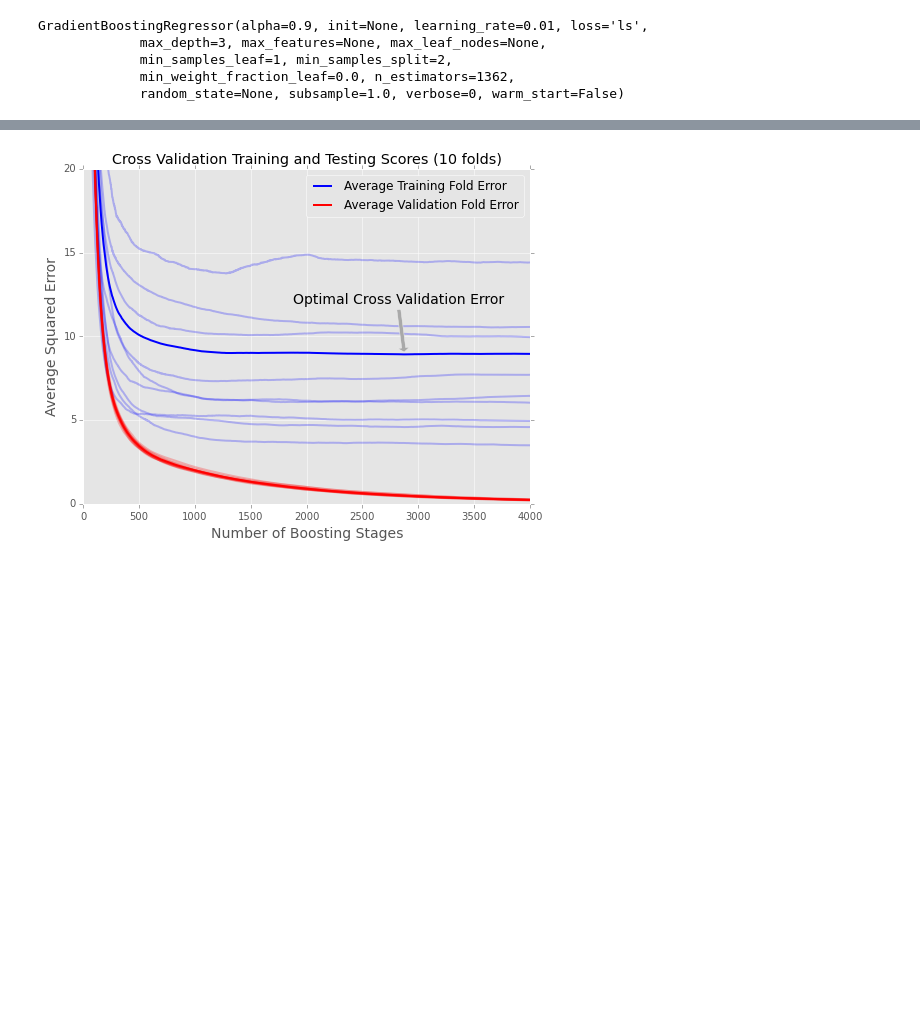
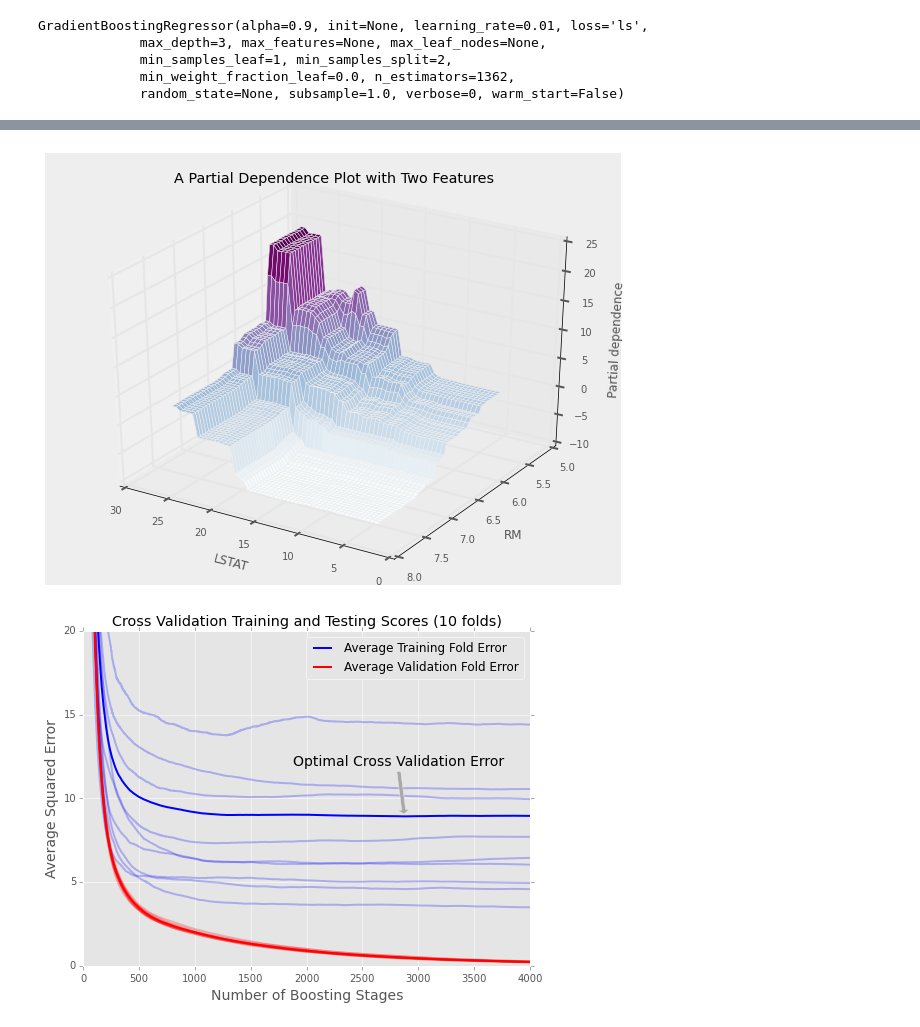
Before and after one commit to madrury/boosting-presentation, a Jupyter notebook: Boosting-Presentation-Galvanize.ipynb, the cells around one changed output, grey strips where cells are left out. Drawn from its saved outputs; the diff is of its cells as text; code cells hidden in the pictures; blank space fills up the shorter version.

```diff
--- a/Boosting-Presentation-Galvanize.ipynb
+++ b/Boosting-Presentation-Galvanize.ipynb
@@ -361,0 +379,21 @@ partial_dependence
+# %%
+# Two varaibles at once
+fidxs = list(reversed(feature_idxs))
+pdp, (x_axis, y_axis) = partial_dependence(model, (fidxs[0], fidxs[1]),
+                                           X=X_train, grid_resolution=50)
+
+fig = plt.figure()
+plt.style.use('bmh')
+
+XX, YY = np.meshgrid(x_axis, y_axis)
+Z = pdp.T.reshape(XX.shape)
+ax = Axes3D(fig)
+ax.plot_surface(XX, YY, Z, rstride=1, cstride=1, cmap=plt.cm.BuPu)
+ax.view_init(elev=30, azim=122)
+ax.set_xlabel(fnames[0])
+ax.set_ylabel(fnames[1])
+ax.set_zlabel('Partial dependence')
+ax.set_title("A Partial Dependence Plot with Two Features")
+plt.savefig('plots/patial-dependence-plot-two-features.png', bbox_inches='tight')
+# %% [output]
+[figure, added]
```
Also changed, not shown: parts of 8 cells of this notebook, 16 other files.
